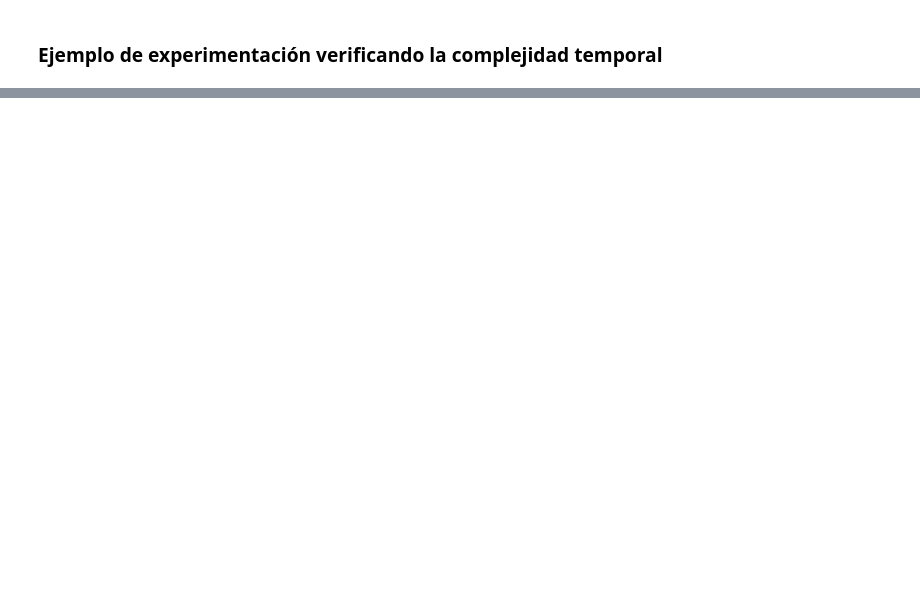
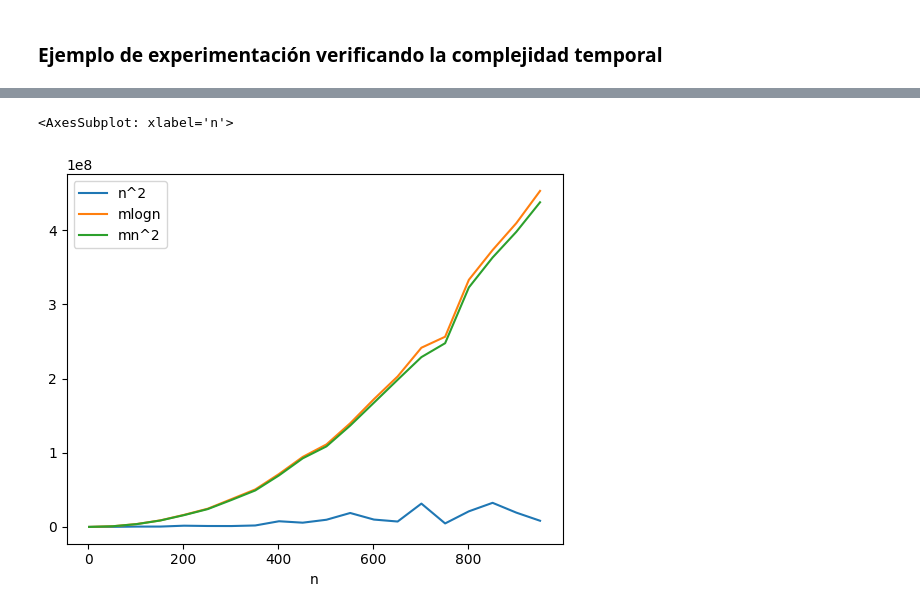
Before and after one commit to JoaquinPolonuer/algo3, a Jupyter notebook: tp2/ejercicio3_experimentacion/Experimentacion.ipynb, the cells around one changed output, grey strips where cells are left out. Cells and saved outputs as stored; diff of their text form; code cells hidden in the pictures; blank space fills up the shorter version.

```diff
--- a/tp2/ejercicio3_experimentacion/Experimentacion.ipynb
+++ b/tp2/ejercicio3_experimentacion/Experimentacion.ipynb
@@ -98,0 +23,5 @@ La constante entre ambos conjuntos de datos es c=1.242577709588048
+# %%
+df.plot(x="n")
+# %% [output]
+<AxesSubplot: xlabel='n'>
+[figure, added]
```
Also changed, not shown: parts of 14 cells of this notebook, 15 other files.
